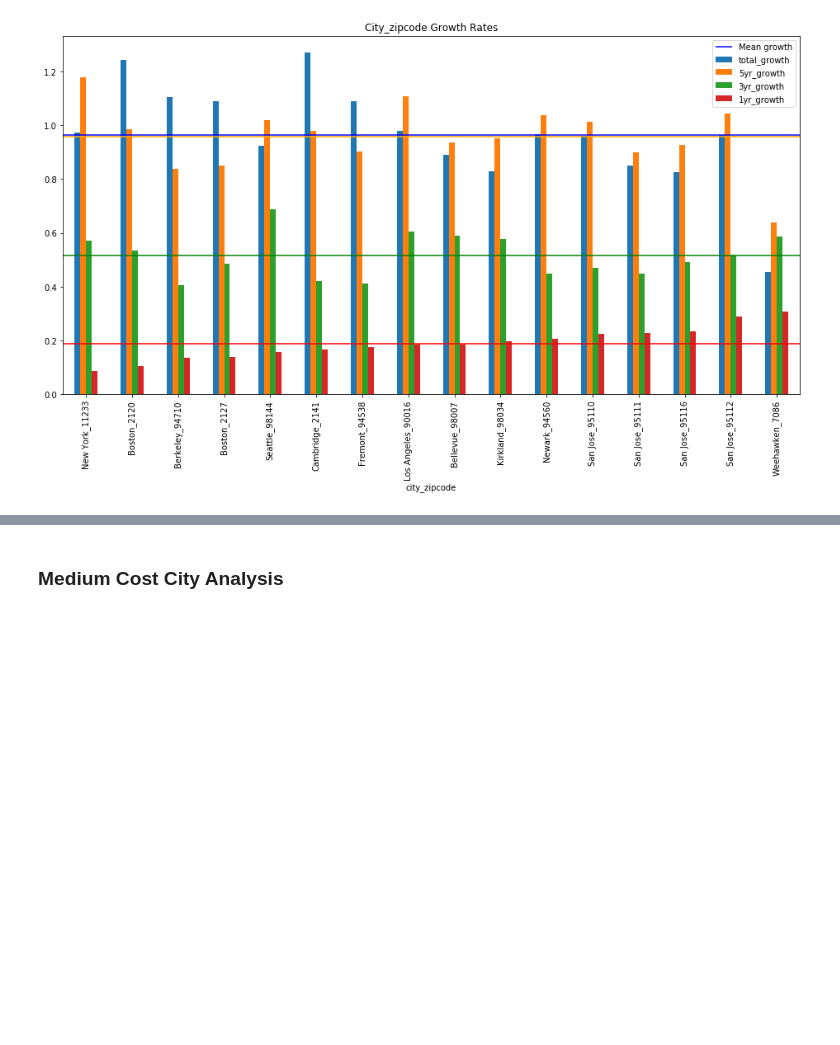
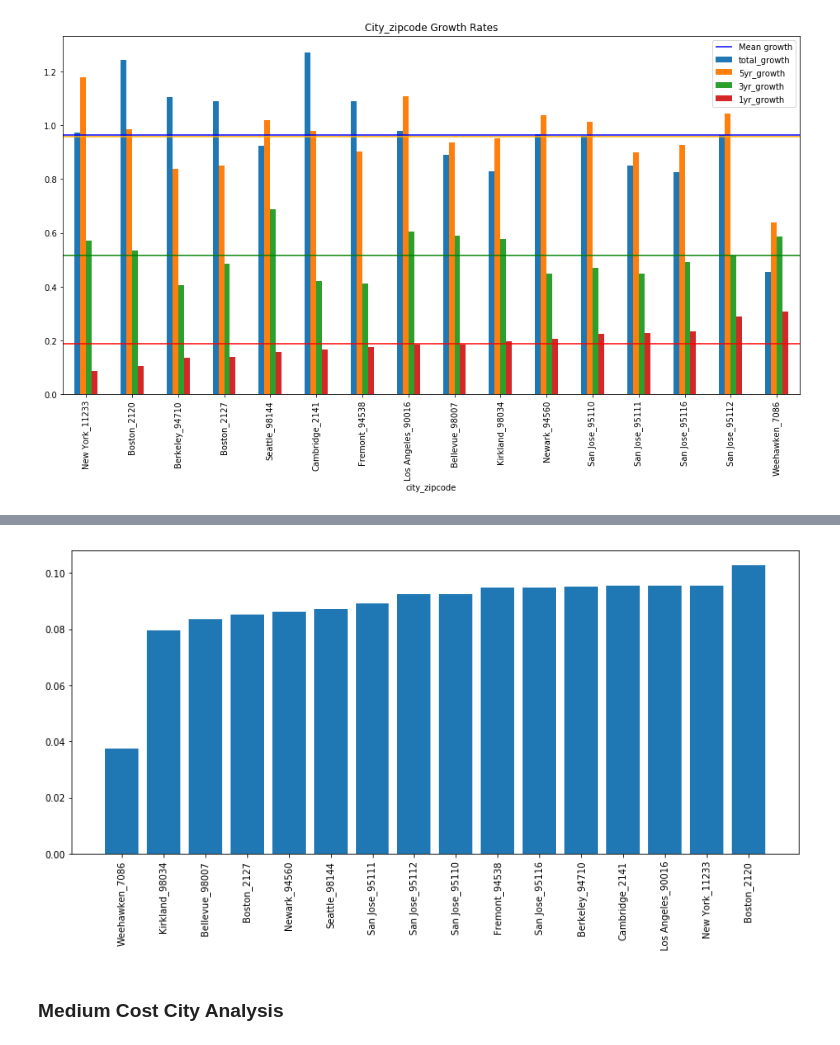
Before and after one commit to rab175/dsc-mod-4-project-online-ds-pt-071519, a Jupyter notebook: Mod 4 Project Notebook.ipynb, the cells around one changed output, grey strips where cells are left out. Saved outputs shown, nothing was run; the diff lists cells and outputs as text; code cells hidden in the pictures; blank space fills up the shorter version.

```diff
--- a/Mod 4 Project Notebook.ipynb
+++ b/Mod 4 Project Notebook.ipynb
@@ -473,2 +524,24 @@ def graph_growth(df):
+# %%
+def avg_YoY_change(ts_dict):
+    avg_YoY = []
+
+    for v in list_test:
+        avg = list_test[v]['YoY_change'].mean()
+        avg_YoY.append(avg)
+
+    city_names = list(ts_dict.keys())
+    avg_YoY = list(zip(city_names, avg_YoY))
+    return avg_YoY
+# %%
+def plot_avg_YoY(ts_dict):
+    avgs = avg_YoY_change(ts_dict)
+
+    x = [i[0] for i in avgs]
+    y = [i[1] for i in avgs]
+
+    fig = plt.figure(figsize=(14,6))
+    plt.bar(x=x, height=y)
+    plt.xticks(rotation='vertical')
+    plt.show()
 # %% [markdown]
 ### High Cost City Analysis
@@ -518,3 +607,7 @@ graph_growth(top_high_cities)
+# %%
+plot_avg_YoY(top_high_ts)
+# %% [output]
+[figure, added]
 # %% [markdown]
 ### Medium Cost City Analysis
 # %%
```
Also changed, not shown: parts of 38 cells of this notebook, 1 other file.
